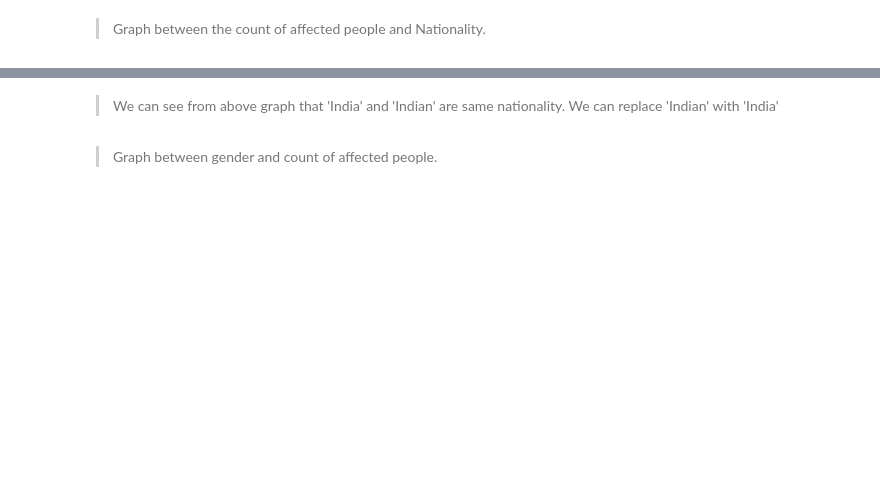
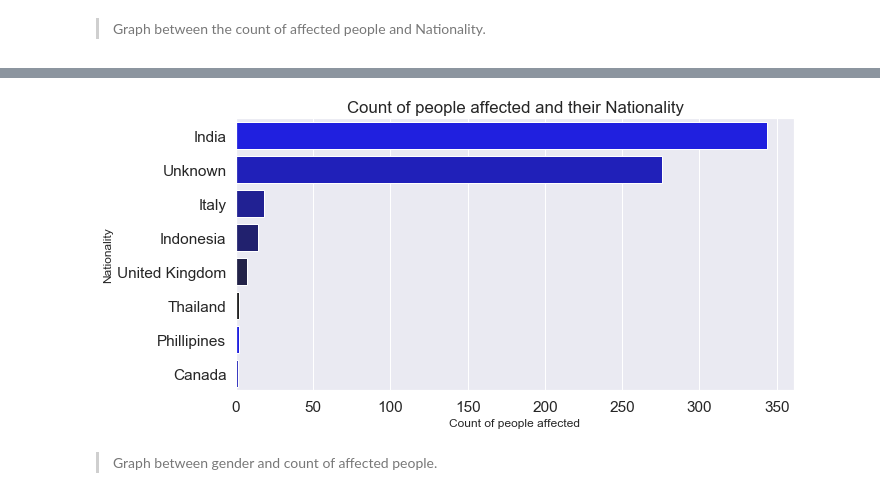
Before and after one commit to samacker77/COVID19-India-Analysis, a Jupyter notebook: src/notebook.ipynb, the cells around one changed output, grey strips where cells are left out. Saved outputs shown, nothing was run; the diff lists cells and outputs as text; code cells hidden in the pictures; blank space fills up the shorter version.

Commit message:
updated notebook and added data

```diff
--- a/src/notebook.ipynb
+++ b/src/notebook.ipynb
@@ -69,0 +124,2 @@ data.head()
+# %%
+data.drop('government_id',axis=1,inplace=True)
@@ -69,0 +146,5 @@ data.head()
+# %%
+date_columns = ['diagnosed_date','status_change_date']
+# %%
+for column in date_columns:
+    data[column] = pd.to_datetime(data[column])
@@ -71,0 +184,4 @@ data.head()
+# %%
+for i in data.columns:
+    if data[i].dtype == 'object':
+        data[i] = data[i].fillna('Unknown')
@@ -76,9 +238,9 @@ data['Nationality'].value_counts()
 # %%
 plt.figure(figsize=(10,5))
-sns.barplot(data['Nationality'].value_counts().values,data['Nationality'].value_counts().index, palette=sns.dark_palette("blue", reverse=True))
+sns.barplot(data['nationality'].value_counts().values,data['nationality'].value_counts().index, palette=sns.dark_palette("blue", reverse=True))
 plt.title('Count of people affected and their Nationality')
 plt.xlabel('Count of people affected', fontsize=12)
 plt.ylabel('Nationality', fontsize=12)
 plt.show()
+# %% [output]
+[figure, added]
-# %% [markdown]
-> We can see from above graph that 'India' and 'Indian' are same nationality. We can replace 'Indian' with 'India'
```
Also changed, not shown: parts of 57 cells of this notebook.
